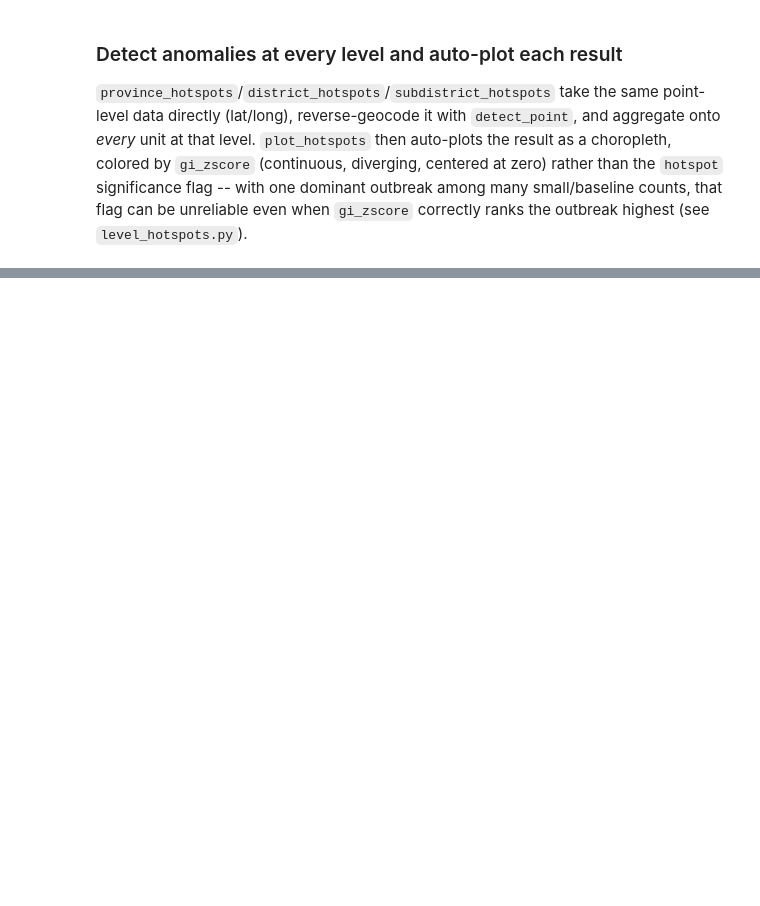
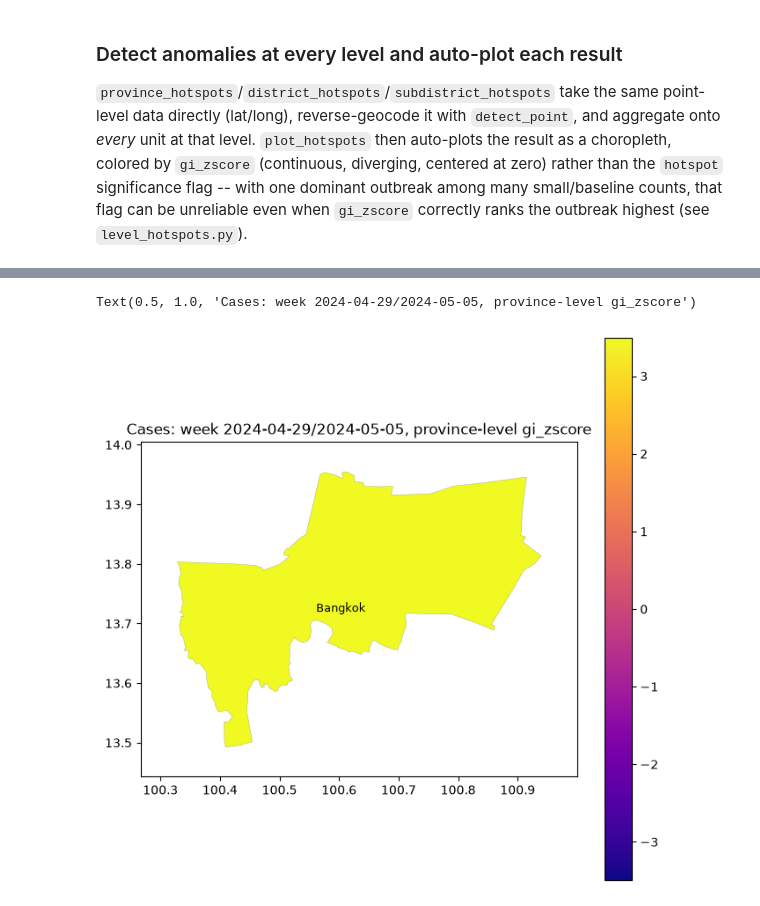
Before and after one commit to nongwarodom/spatialdetection, a Jupyter notebook: notebooks/quickstart.ipynb, the cells around one changed output, grey strips where cells are left out. Drawn from its saved outputs; the diff is of its cells as text; code cells hidden in the pictures; blank space fills up the shorter version.

```diff
--- a/notebooks/quickstart.ipynb
+++ b/notebooks/quickstart.ipynb
@@ -478,0 +486,19 @@ Text(0.5, 1.0, 'Dengue: province-level hotspot flag')
+# %%
+first_week_df = time_df[time_bin_label(time_df["reported_at"], timeframe="week") == first_week]
+with warnings.catch_warnings():
+    warnings.simplefilter("ignore", UserWarning)  # libpysal disconnected-components notice
+    first_week_province = province_hotspots(first_week_df, value_col="cases", k=5, permutations=199)
+
+plot_hotspots(
+    first_week_province,
+    province="TH10",
+    cmap="plasma",
+    show_labels=True,
+    label_fontsize=9,
+    label_color="black",
+).set_title(
+    f"Cases: week {first_week}, province-level gi_zscore"
+)
+# %% [output]
+Text(0.5, 1.0, 'Cases: week 2024-04-29/2024-05-05, province-level gi_zscore')
+[figure, added]
```
Also changed, not shown: parts of 30 cells of this notebook, 2 other files.
